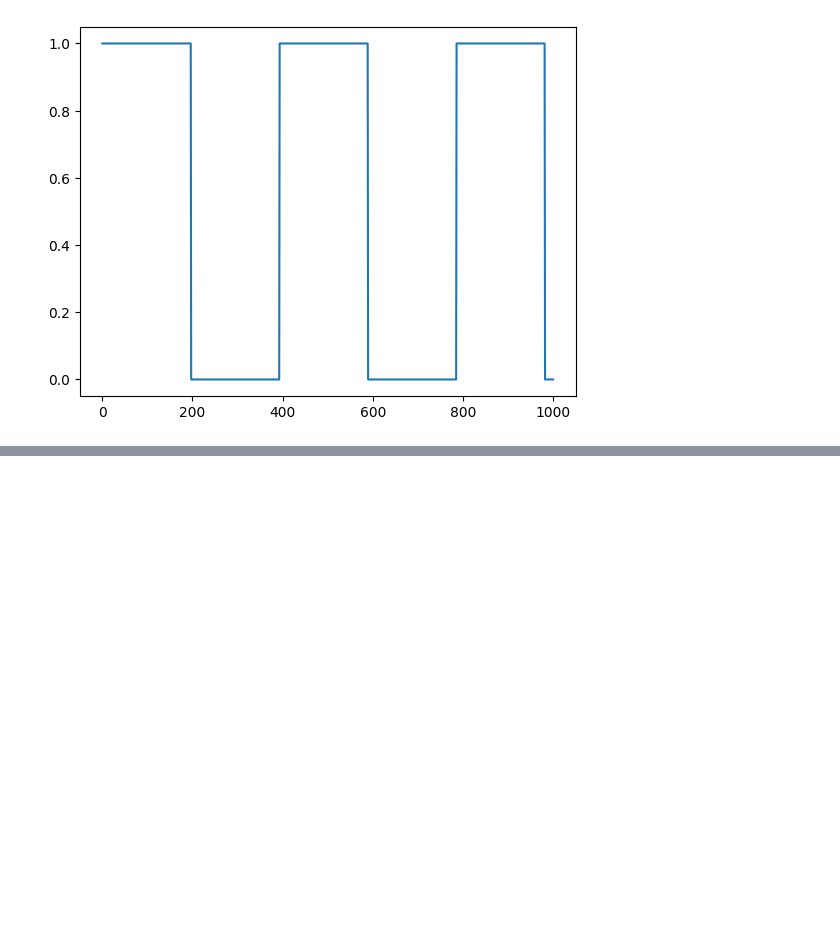
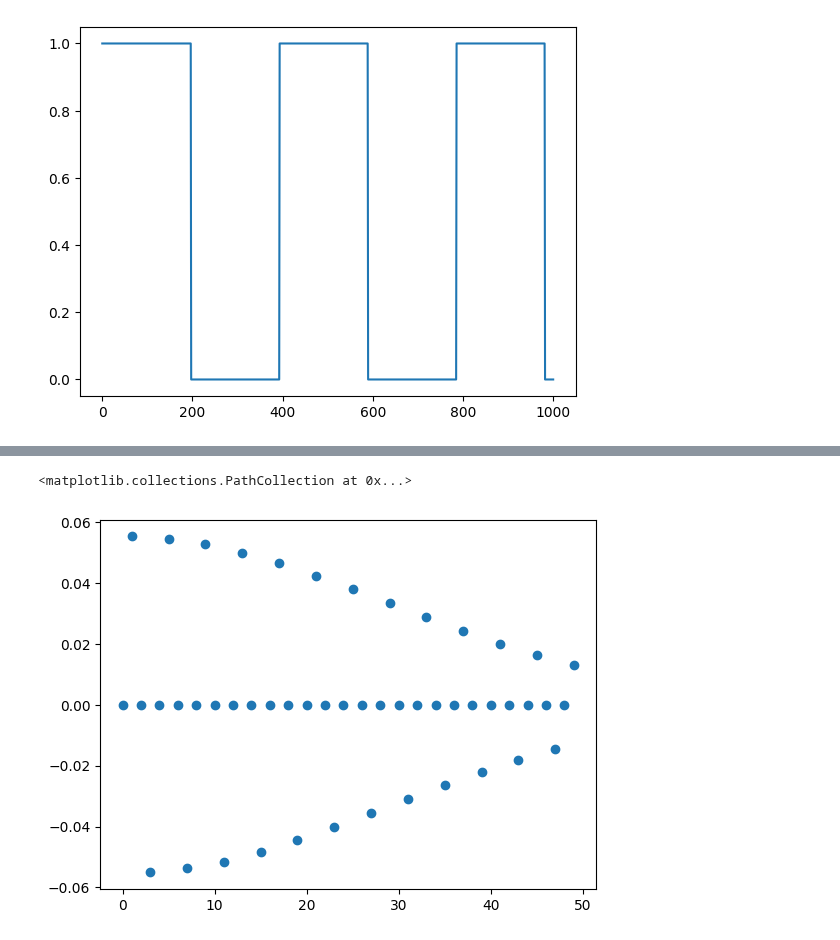
Before and after one commit to vibilanj/cmps, a Jupyter notebook: workshop/W8_Plucking_Strings_S.ipynb, the cells around one changed output, grey strips where cells are left out. Saved outputs shown, nothing was run; the diff lists cells and outputs as text; code cells hidden in the pictures; blank space fills up the shorter version.

```diff
--- a/workshop/W8_Plucking_Strings_S.ipynb
+++ b/workshop/W8_Plucking_Strings_S.ipynb
@@ -91,0 +138,13 @@ ax.plot(multipliers, final_positions)
+# %%
+s = 0.01
+def initial_deformation(x):
+    return np.exp(- (x - (L / 2)) ** 2 / s ** 2) - np.exp(-(L / 2) ** 2 / s ** 2)
+
+ns = list(range(0, 50))
+C_ns = np.array([C_n(n) for n in ns])
+
+fig, ax = plt.subplots(1, 1)
+ax.scatter(ns, C_ns)
+# %% [output]
+<matplotlib.collections.PathCollection at 0x...>
+[figure, added]
```
Also changed, not shown: parts of 3 cells of this notebook.
